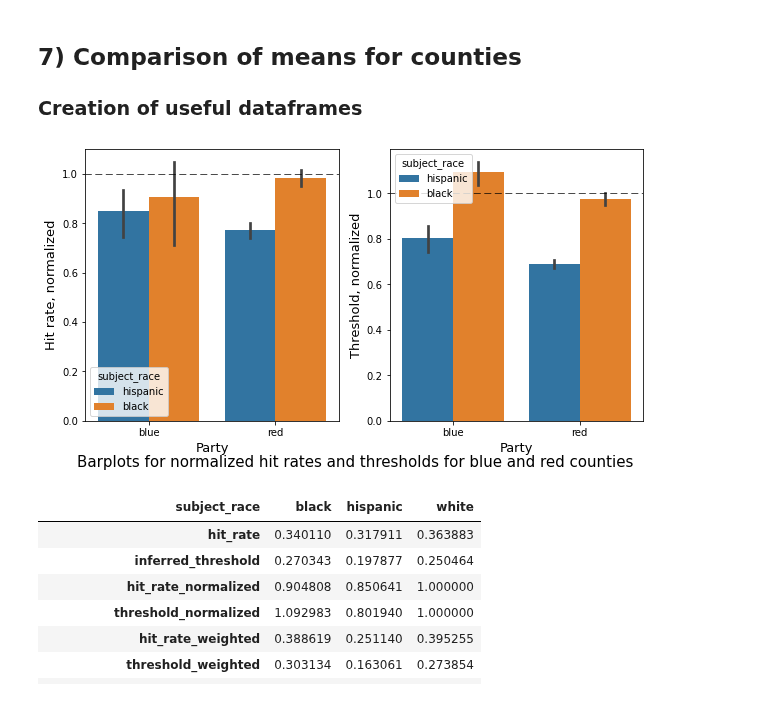
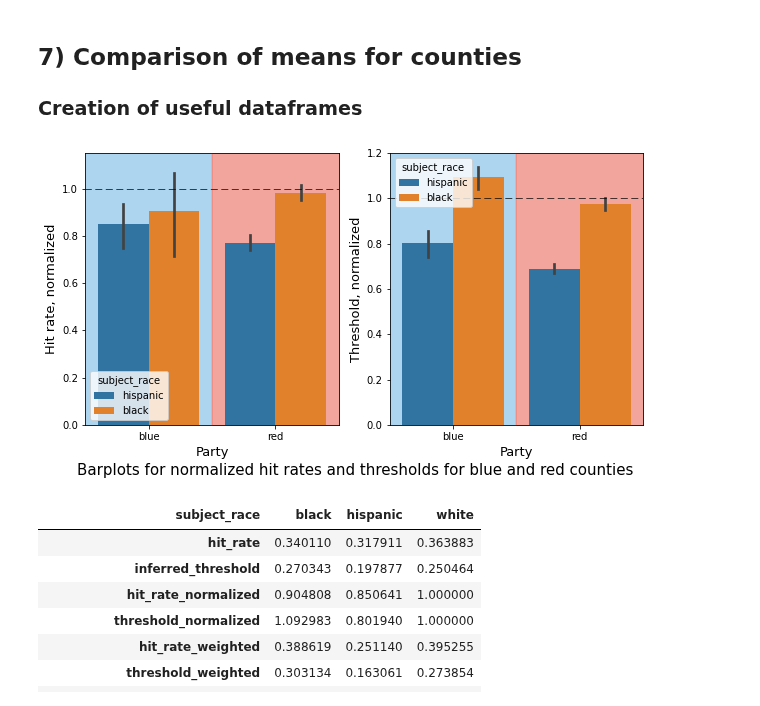
Before and after one commit to epfl-ada/ada-2020-project-milestone-p3-p3_halouma, a Jupyter notebook: extension.ipynb, the cells around one changed output. Drawn from its saved outputs; the diff is of its cells as text; code cells hidden in the pictures.

```diff
--- a/extension.ipynb
+++ b/extension.ipynb
@@ -780,22 +780,28 @@ tx_red['threshold_weighted_normalized'] = tx_red.threshold_normalized*tx_red.wei
 # %%
 # Process data
 data = pd.concat([tx_blue.set_index(['subject_race']).loc[['black','hispanic']],tx_red.set_index(['subject_race']).loc[['black','hispanic']]])
 
 # Prepare arguments to plotting function
 methods = ["hit_rate_normalized", "threshold_normalized"]
-ylim = [[0,1.25], [0,1.05]]
+ylim = [[0,1.15], [0,1.2]]
 ylab = ["Hit rate, normalized", "Threshold, normalized"]
 
 # plot normalized means as for states
 fig, axs = plt.subplots(1,2,figsize=(10,5))
-plt.suptitle("Barplots for normalized hit rates and thresholds for blue and red counties", size=15, y=0.03)
+plt.suptitle("Barplots for normalized hit rates and thresholds for blue and red counties", size=15, y=0.02)
 for i in range(2):
     sns.barplot(x = "party", y = methods[i], hue = data.index, hue_order = ['hispanic','black'], data = data, ax = axs[i])
     axs[i].set_xlabel('Party', fontsize = 13)
     axs[i].set_ylabel(ylab[i], fontsize = 13)
     axs[i].axhline(y=1, ls = (1, (10,5)), color = 'black', lw = 0.7)
+    axs[i].set_ylim(ylim[i])
+    axs[i].set_xlim([-0.5,1.5])
+    x = np.arange(-0.5, 0.5, 0.01)
+    axs[i].fill_between(x, ylim[i][0],ylim[i][1], color = "#5DADE2", alpha =0.5)
+    x = np.arange(0.5, 2, 0.01)
+    axs[i].fill_between(x, ylim[i][0],ylim[i][1], color = "#E74C3C", alpha =0.5)
 # %% [output]
-[figure, old version]
+[figure, new version]
 # %%
 # aggregate means as done for states
 results_blue = pd.concat([tx_blue.groupby('subject_race').mean().loc[:,['hit_rate','inferred_threshold','hit_rate_normalized','threshold_normalized']],
```
